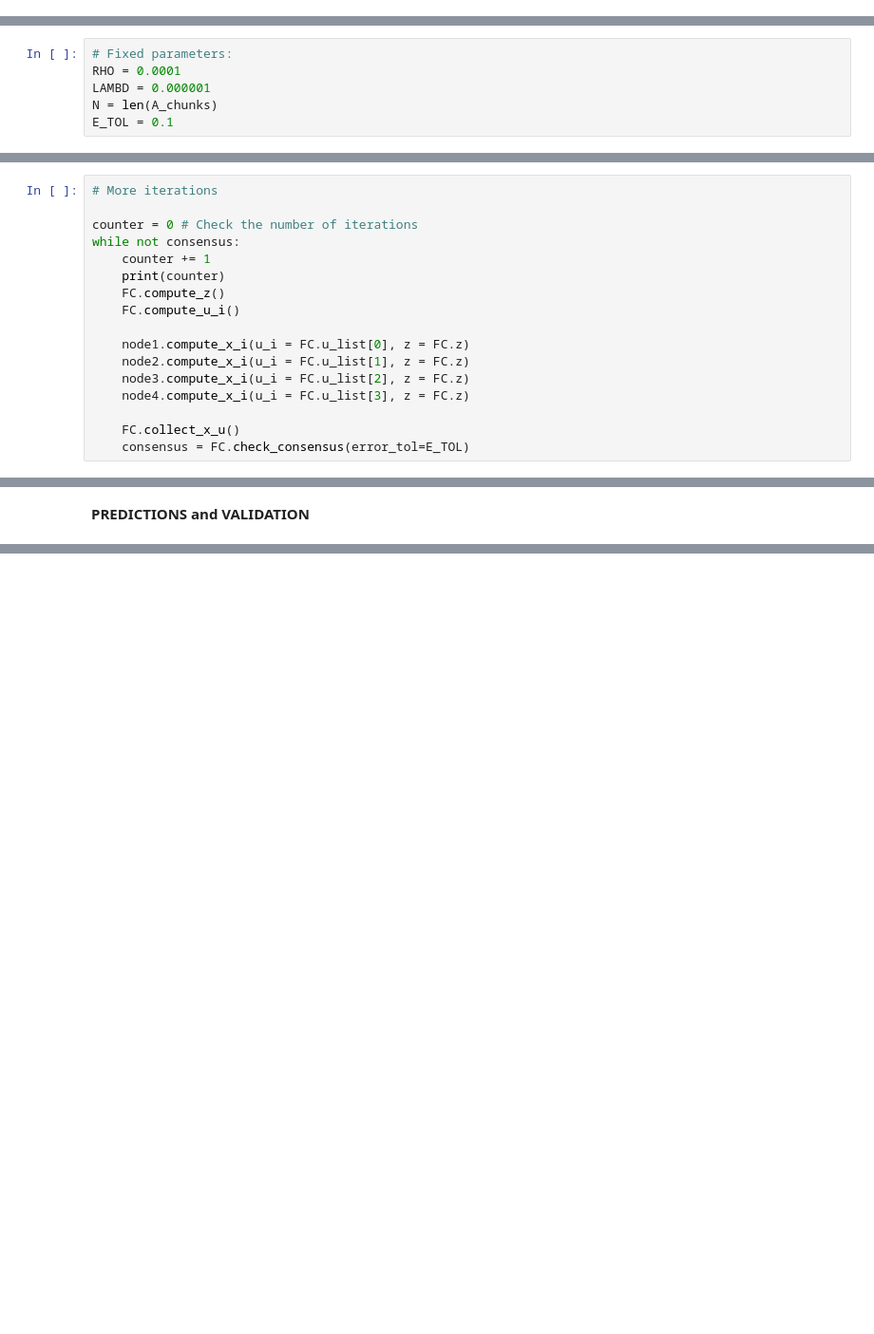
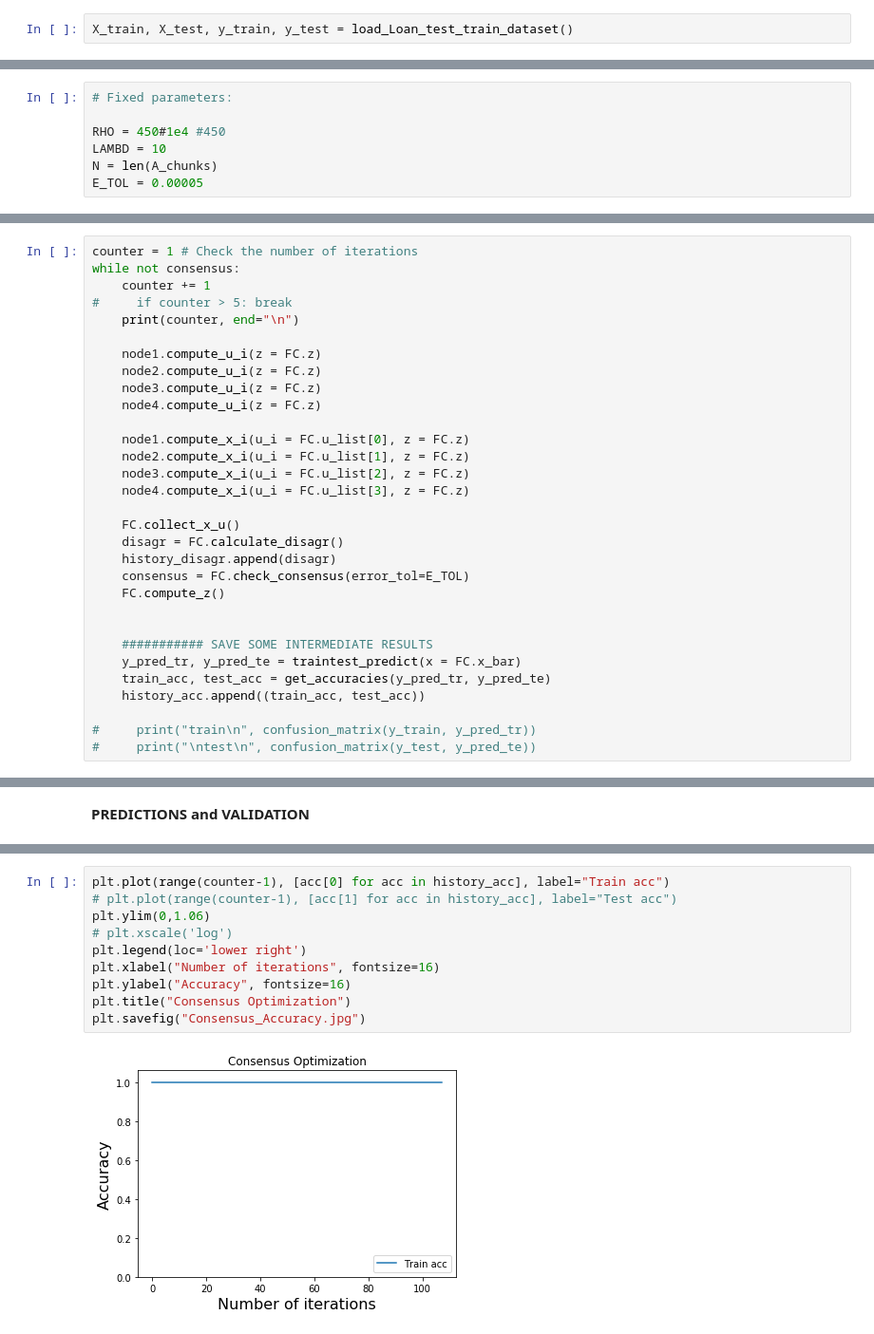
Before and after one commit to JoannaBroniarek/ParallelSVM, a Jupyter notebook: Consensus-Parallel-SVM.ipynb, the cells around one changed output, grey strips where cells are left out. Shown at 95% size. Cells and saved outputs as stored; diff of their text form; blank space fills up the shorter version.

```diff
--- a/Consensus-Parallel-SVM.ipynb
+++ b/Consensus-Parallel-SVM.ipynb
@@ -95,0 +22,2 @@ y_test = np.array(y_test).reshape(-1,1)
+# %%
+X_train, X_test, y_train, y_test = load_Loan_test_train_dataset()
@@ -248,6 +184,7 @@ A_chunks = get_chunks(A, 15025)
 # %%
 # Fixed parameters:
-RHO = 0.0001
-LAMBD = 0.000001
+
+RHO = 450#1e4 #450
+LAMBD = 10
 N = len(A_chunks)
-E_TOL = 0.1
+E_TOL = 0.00005
@@ -295,12 +238,14 @@ consensus = FC.check_consensus(error_tol=E_TOL)
 # %%
-# More iterations
-
-counter = 0 # Check the number of iterations
+counter = 1 # Check the number of iterations
 while not consensus:
     counter += 1
-    print(counter)
-    FC.compute_z()
-    FC.compute_u_i()
+#     if counter > 5: break
+    print(counter, end="\n")
+
+    node1.compute_u_i(z = FC.z)
+    node2.compute_u_i(z = FC.z)
+    node3.compute_u_i(z = FC.z)
+    node4.compute_u_i(z = FC.z)
 
     node1.compute_x_i(u_i = FC.u_list[0], z = FC.z)
     node2.compute_x_i(u_i = FC.u_list[1], z = FC.z)
@@ -308,5 +253,17 @@ while not consensus:
     node4.compute_x_i(u_i = FC.u_list[3], z = FC.z)
 
     FC.collect_x_u()
+    disagr = FC.calculate_disagr()
+    history_disagr.append(disagr)
     consensus = FC.check_consensus(error_tol=E_TOL)
+    FC.compute_z()
+
+
+    ########### SAVE SOME INTERMEDIATE RESULTS
+    y_pred_tr, y_pred_te = traintest_predict(x = FC.x_bar)
+    train_acc, test_acc = get_accuracies(y_pred_tr, y_pred_te)
+    history_acc.append((train_acc, test_acc))
+
+#     print("train\n", confusion_matrix(y_train, y_pred_tr))
+#     print("\ntest\n", confusion_matrix(y_test, y_pred_te))
 # %% [output]
@@ -372,0 +336,12 @@ test_acc 0.85
+# %%
+plt.plot(range(counter-1), [acc[0] for acc in history_acc], label="Train acc")
+# plt.plot(range(counter-1), [acc[1] for acc in history_acc], label="Test acc")
+plt.ylim(0,1.06)
+# plt.xscale('log')
+plt.legend(loc='lower right')
+plt.xlabel("Number of iterations", fontsize=16)
+plt.ylabel("Accuracy", fontsize=16)
+plt.title("Consensus Optimization")
+plt.savefig("Consensus_Accuracy.jpg")
+# %% [output]
+[figure, added]
```
Also changed, not shown: parts of 71 cells of this notebook, 2 other files.
